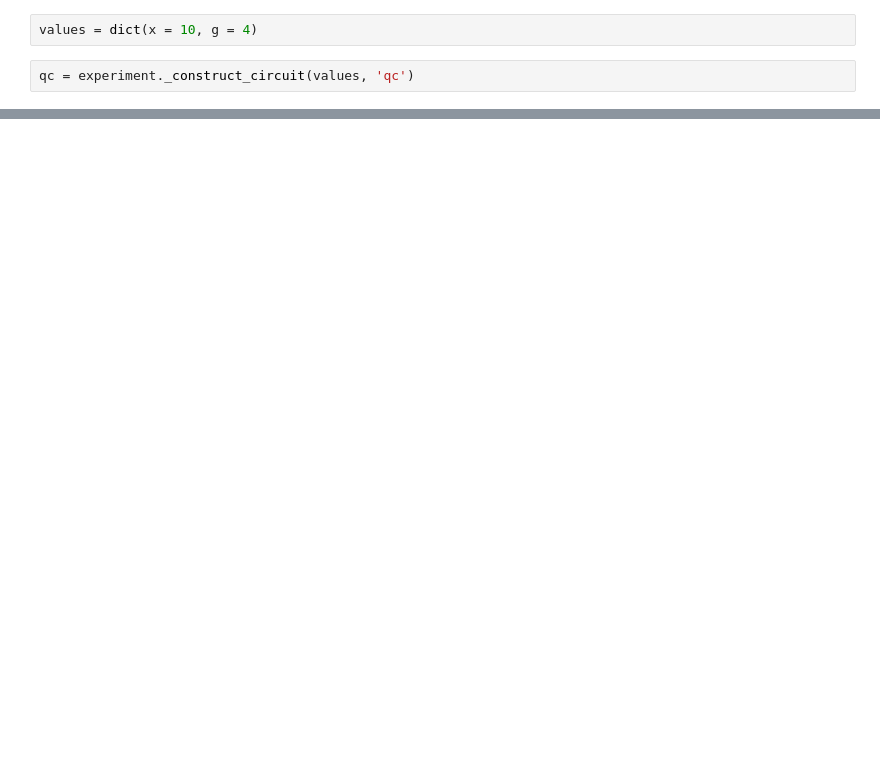
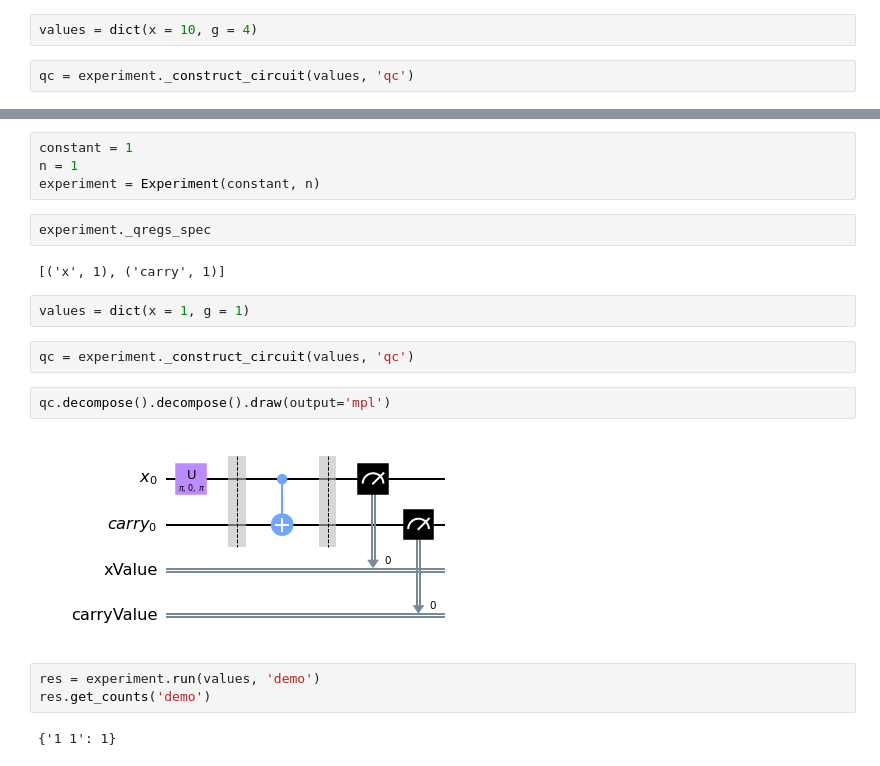
Before and after one commit to bartek-bartlomiej/master-thesis, a Jupyter notebook: notebooks/02-carry.ipynb, the cells around one changed output, grey strips where cells are left out. Cells and saved outputs as stored; diff of their text form; blank space fills up the shorter version.

Commit message:
Optimize ancillary register in Carry gate (from article)

```diff
--- a/notebooks/02-carry.ipynb
+++ b/notebooks/02-carry.ipynb
@@ -32,0 +33,21 @@ res.get_counts('demo')
+# %%
+constant = 1
+n = 1
+experiment = Experiment(constant, n)
+# %%
+experiment._qregs_spec
+# %% [output]
+[('x', 1), ('carry', 1)]
+# %%
+values = dict(x = 1, g = 1)
+# %%
+qc = experiment._construct_circuit(values, 'qc')
+# %%
+qc.decompose().decompose().draw(output='mpl')
+# %% [output]
+[figure, added]
+# %%
+res = experiment.run(values, 'demo')
+res.get_counts('demo')
+# %% [output]
+{'1 1': 1}
```
Also changed, not shown: parts of 4 cells of this notebook, 3 other files.
